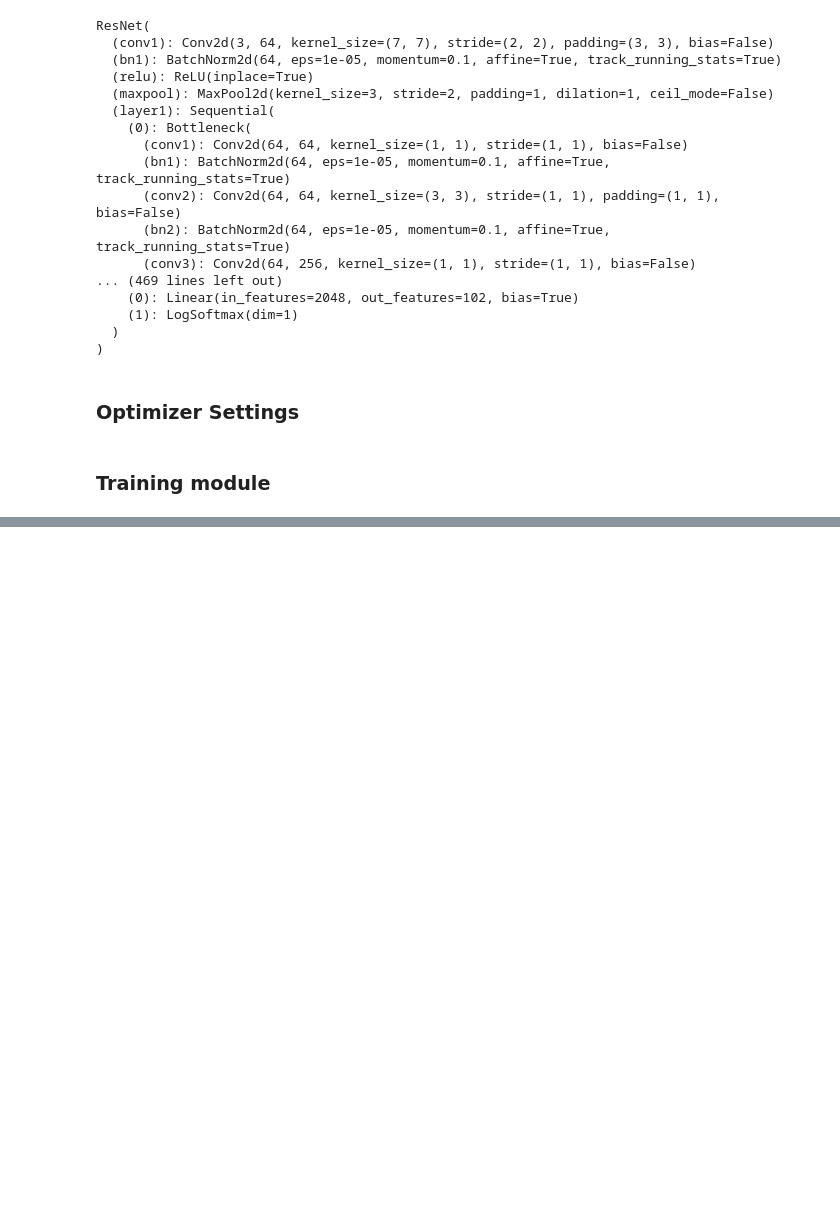
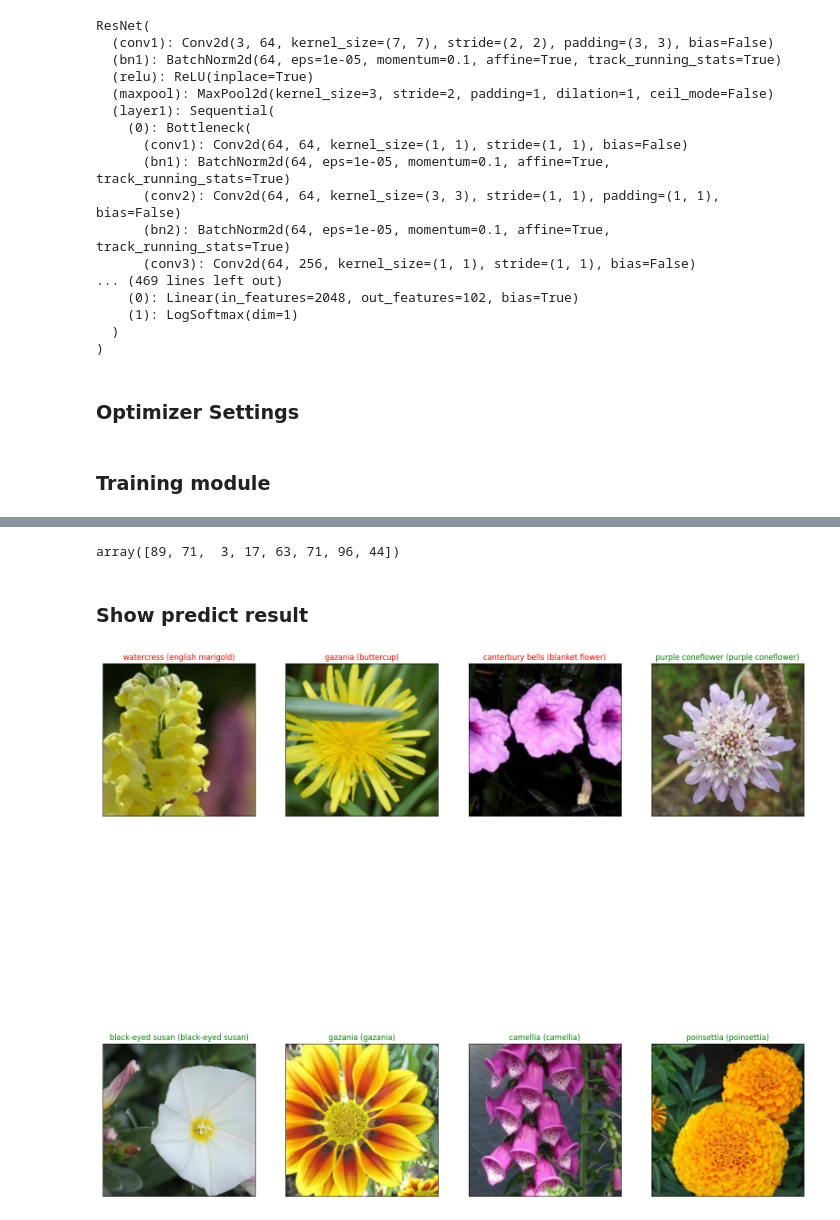
Before and after one commit to Foxylj/Neural_Network_Project, a Jupyter notebook: CNN_Image_Classification/Image_Classification.ipynb, the cells around one changed output, grey strips where cells are left out. Drawn from its saved outputs; the diff is of its cells as text; code cells hidden in the pictures; blank space fills up the shorter version.

```diff
--- a/CNN_Image_Classification/Image_Classification.ipynb
+++ b/CNN_Image_Classification/Image_Classification.ipynb
@@ -244,0 +464,21 @@ def train_model (model,dataloaders,criterion,optimizer,num_epochs=25,is_inceptio
+# %%
+_,preds_tensor=torch.max(output,1)
+preds=np.squeeze(preds_tensor.numpy()) if train_on_gpu else np.squeeze(preds_tensor.cpu().numpy())
+preds
+# %% [output]
+array([89, 71,  3, 17, 63, 71, 96, 44])
+# %% [markdown]
+### Show predict result
+# %%
+fig=plt.figure(figsize=(20,20))
+columns=4
+rows=2
+
+for idx in range (columns*rows):
+    ax = fig.add_subplot(rows,columns,idx+1,xticks=[],yticks=[])
+    plt.imshow(im_convert(images[idx]))
+    ax.set_title('{} ({})'.format(cat_to_name[str(preds[idx])],cat_to_name[str(labels[idx].item())]),
+                 color=('green' if cat_to_name[str(preds[idx])]==cat_to_name[str(labels[idx].item())] else 'red'))
+plt.show()
+# %% [output]
+[figure, added]
```
Also changed, not shown: parts of 17 cells of this notebook, 3 other files.
